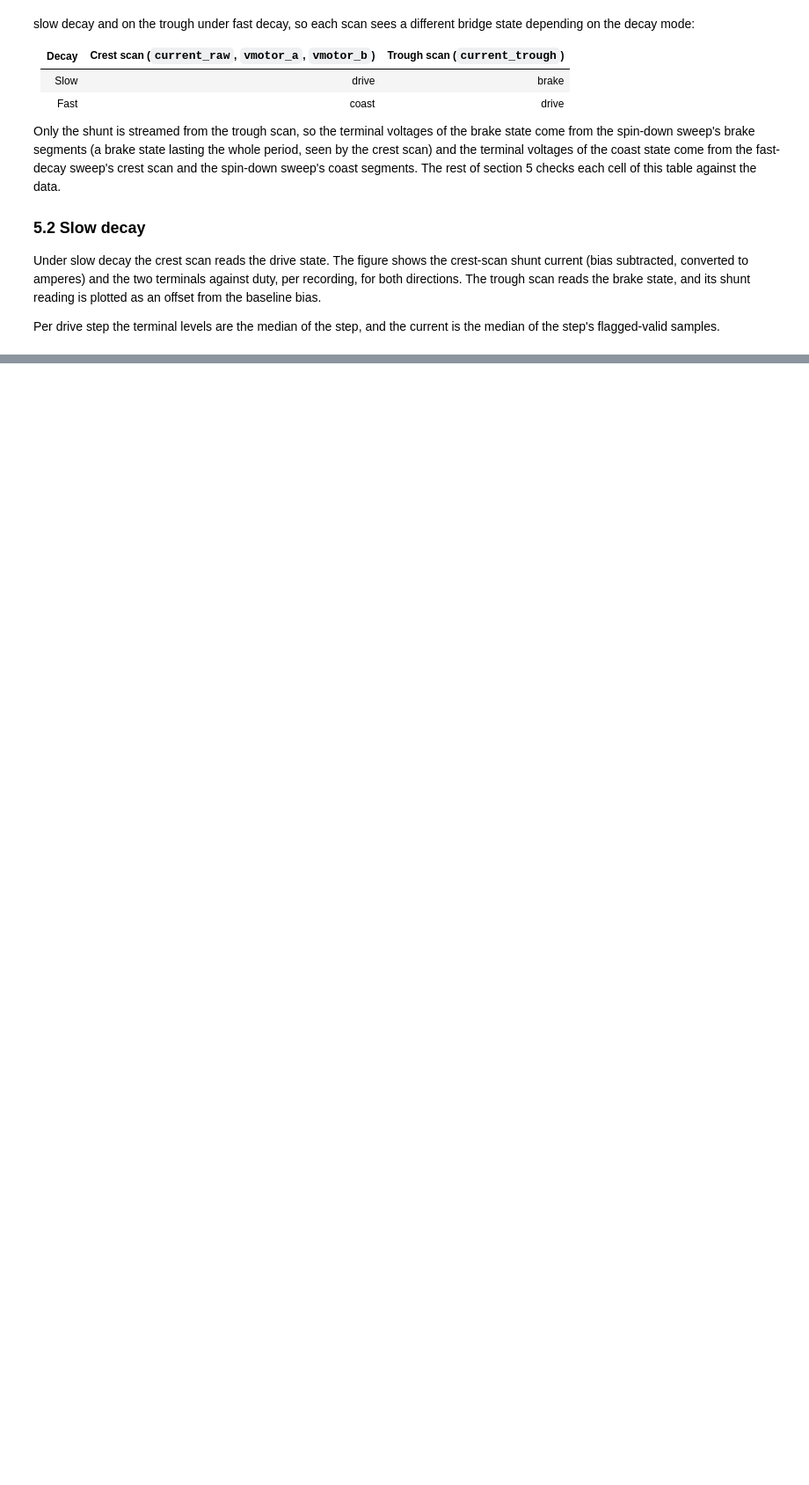
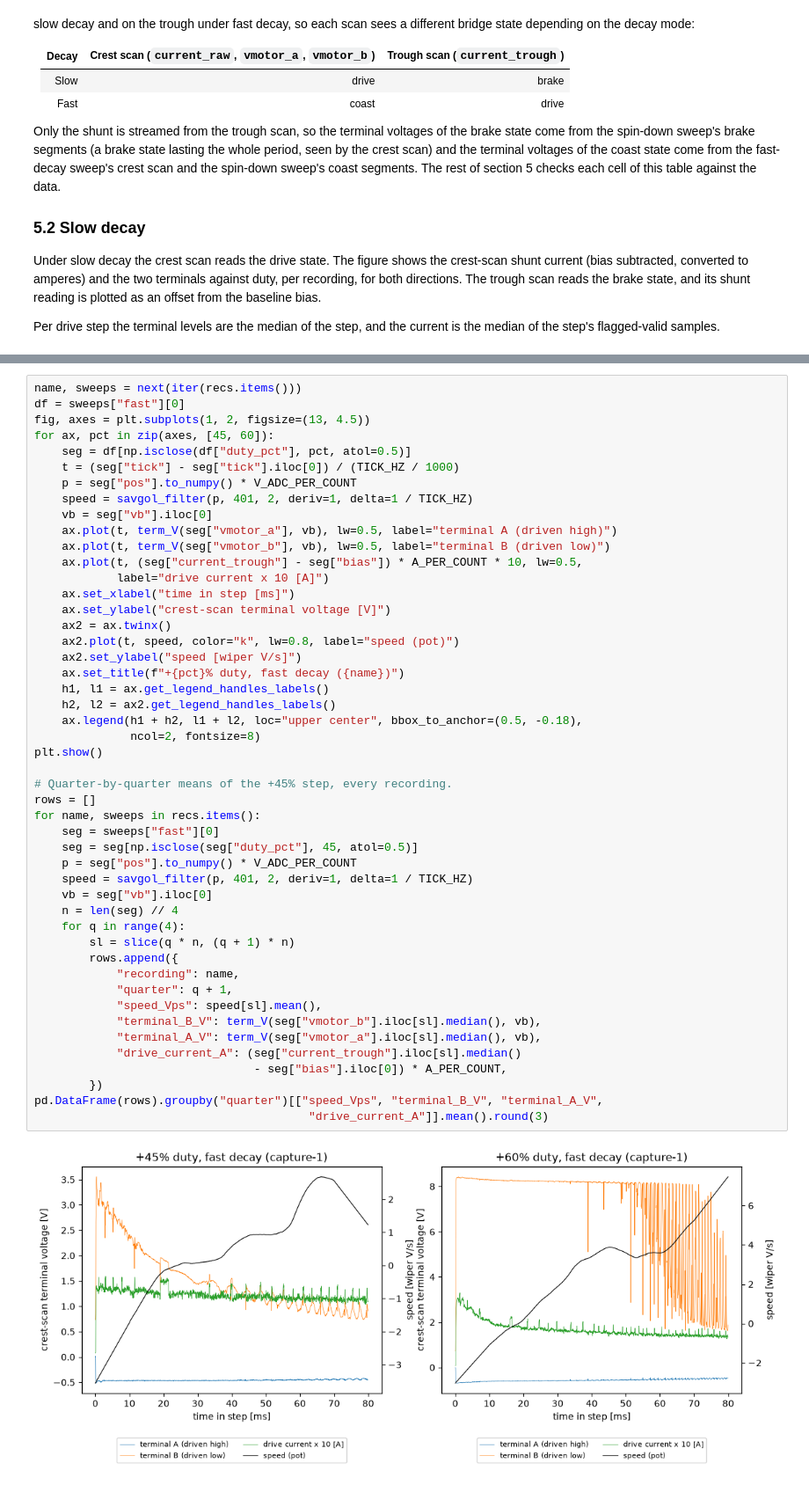
Before and after one commit to OpenServoCore/open-servo-core, a Jupyter notebook: notebooks/01-bridge-states.ipynb, the cells around one changed output, grey strips where cells are left out. Shown at 88% size. Saved outputs shown, nothing was run; the diff lists cells and outputs as text; blank space fills up the shorter version.

```diff
--- a/notebooks/01-bridge-states.ipynb
+++ b/notebooks/01-bridge-states.ipynb
@@ -1182,0 +585,50 @@ Findings:
+# %%
+name, sweeps = next(iter(recs.items()))
+df = sweeps["fast"][0]
+fig, axes = plt.subplots(1, 2, figsize=(13, 4.5))
+for ax, pct in zip(axes, [45, 60]):
+    seg = df[np.isclose(df["duty_pct"], pct, atol=0.5)]
+    t = (seg["tick"] - seg["tick"].iloc[0]) / (TICK_HZ / 1000)
+    p = seg["pos"].to_numpy() * V_ADC_PER_COUNT
+    speed = savgol_filter(p, 401, 2, deriv=1, delta=1 / TICK_HZ)
+    vb = seg["vb"].iloc[0]
+    ax.plot(t, term_V(seg["vmotor_a"], vb), lw=0.5, label="terminal A (driven high)")
+    ax.plot(t, term_V(seg["vmotor_b"], vb), lw=0.5, label="terminal B (driven low)")
+    ax.plot(t, (seg["current_trough"] - seg["bias"]) * A_PER_COUNT * 10, lw=0.5,
+            label="drive current x 10 [A]")
+    ax.set_xlabel("time in step [ms]")
+    ax.set_ylabel("crest-scan terminal voltage [V]")
+    ax2 = ax.twinx()
+    ax2.plot(t, speed, color="k", lw=0.8, label="speed (pot)")
+    ax2.set_ylabel("speed [wiper V/s]")
+    ax.set_title(f"+{pct}% duty, fast decay ({name})")
+    h1, l1 = ax.get_legend_handles_labels()
+    h2, l2 = ax2.get_legend_handles_labels()
+    ax.legend(h1 + h2, l1 + l2, loc="upper center", bbox_to_anchor=(0.5, -0.18),
+              ncol=2, fontsize=8)
+plt.show()
+
+# Quarter-by-quarter means of the +45% step, every recording.
+rows = []
+for name, sweeps in recs.items():
+    seg = sweeps["fast"][0]
+    seg = seg[np.isclose(seg["duty_pct"], 45, atol=0.5)]
+    p = seg["pos"].to_numpy() * V_ADC_PER_COUNT
+    speed = savgol_filter(p, 401, 2, deriv=1, delta=1 / TICK_HZ)
+    vb = seg["vb"].iloc[0]
+    n = len(seg) // 4
+    for q in range(4):
+        sl = slice(q * n, (q + 1) * n)
+        rows.append({
+            "recording": name,
+            "quarter": q + 1,
+            "speed_Vps": speed[sl].mean(),
+            "terminal_B_V": term_V(seg["vmotor_b"].iloc[sl].median(), vb),
+            "terminal_A_V": term_V(seg["vmotor_a"].iloc[sl].median(), vb),
+            "drive_current_A": (seg["current_trough"].iloc[sl].median()
+                                - seg["bias"].iloc[0]) * A_PER_COUNT,
+        })
+pd.DataFrame(rows).groupby("quarter")[["speed_Vps", "terminal_B_V", "terminal_A_V",
+                                        "drive_current_A"]].mean().round(3)
+# %% [output]
+[figure, added]
```
Also changed, not shown: parts of 41 cells of this notebook.
